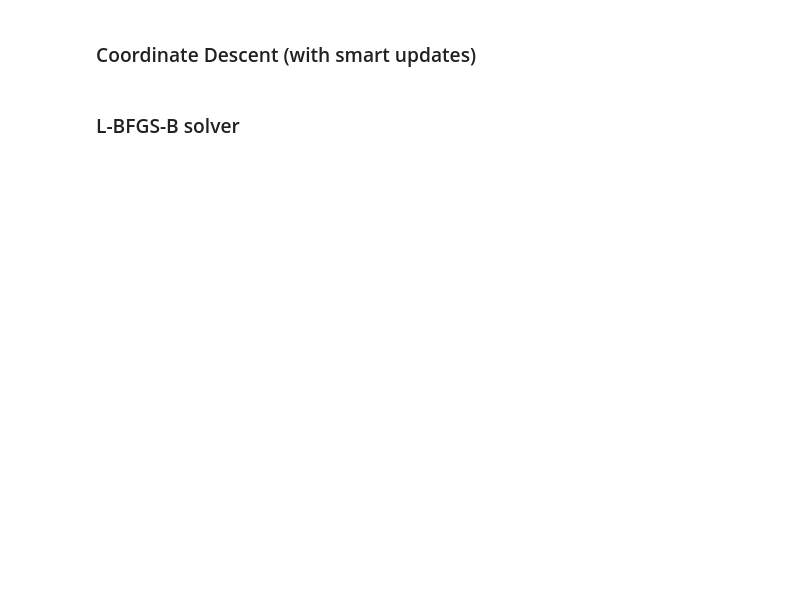
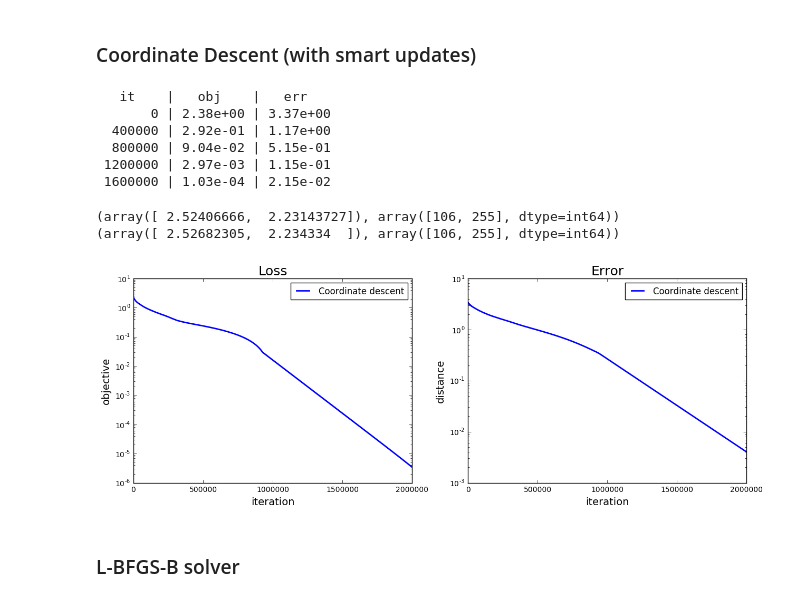
Before and after one commit to DataNest/project-optimization-data-science, a Jupyter notebook: project_el_alaoui_salma_and_hung_chia_man_and_liu_zhengying-merge.ipynb, the cells around one changed output. Cells and saved outputs as stored; diff of their text form; code cells hidden in the pictures; blank space fills up the shorter version.

```diff
--- a/project_el_alaoui_salma_and_hung_chia_man_and_liu_zhengying-merge.ipynb
+++ b/project_el_alaoui_salma_and_hung_chia_man_and_liu_zhengying-merge.ipynb
@@ -1215,3 +1228,52 @@ plt.legend(solvers);
+# %%
+n_iter = 20000 * 100
+step = 1. / model.lipschitz_i()
+x_init = np.zeros(model.n)
+cd_inspector = inspector(model.loss, verbose=True)
+x_cd = cd(x_init, model.n, model.grad, model.H, model.prox_g, n_iter, step, callback=cd_inspector)
+# %% [output]
+   it    |   obj    |   err
+       0 | 2.38e+00 | 3.37e+00
+  400000 | 2.92e-01 | 1.17e+00
+  800000 | 9.04e-02 | 5.15e-01
+ 1200000 | 2.97e-03 | 1.15e-01
+ 1600000 | 1.03e-04 | 2.15e-02
+# %%
+print(get_support_vec(x_cd))
+print(get_support_vec(x_min))
+# %% [output]
+(array([ 2.52406666,  2.23143727]), array([106, 255], dtype=int64))
+(array([ 2.52682305,  2.234334  ]), array([106, 255], dtype=int64))
+# %%
+plt.figure(figsize=(15, 5))
+
+plt.subplot(1, 2, 1)
+
+inspectors = [cd_inspector]
+
+solvers = ["Coordinate descent"]
+
+for insp in inspectors:
+    plt.plot(insp.obj, lw=2)
+    plt.title("Loss", fontsize=18)
+    plt.xlabel("iteration", fontsize=14)
+    plt.ylabel("objective", fontsize=14)
+    plt.yscale("log")
+
+plt.legend(solvers)
+
+plt.subplot(1, 2, 2)
+
+for insp in inspectors:
+    plt.plot(insp.err, lw=2)
+    plt.title("Error", fontsize=18)
+    plt.xlabel("iteration", fontsize=14)
+    plt.ylabel("distance", fontsize=14)
+    plt.yscale("log")
+
+plt.legend(solvers);
+# %% [output]
+[figure, added]
 # %% [markdown]
 ### L-BFGS-B solver
 # %%
```
Also changed, not shown: parts of 32 cells of this notebook.
